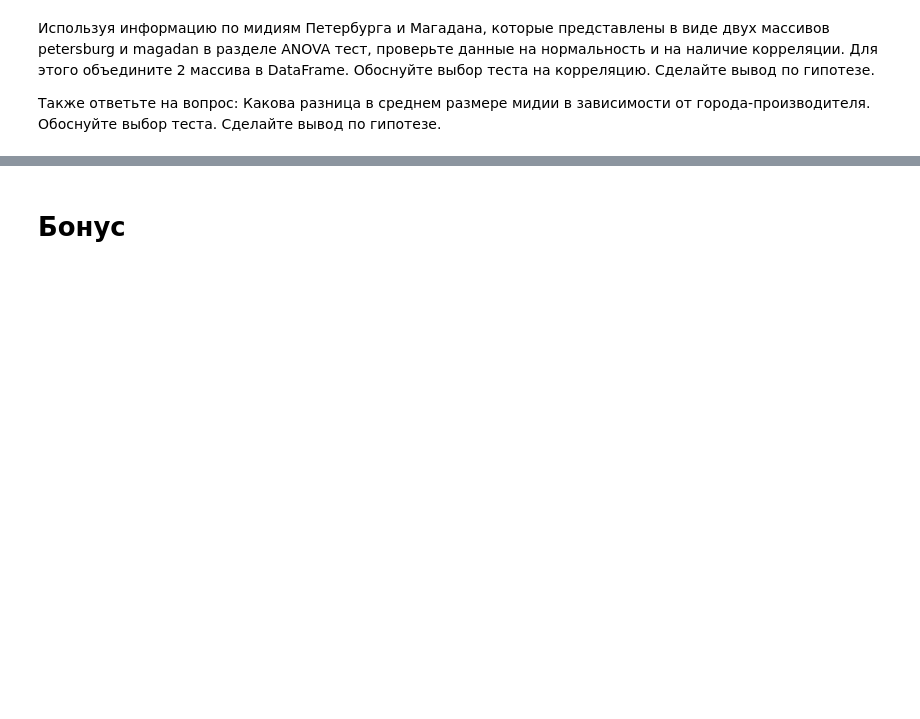
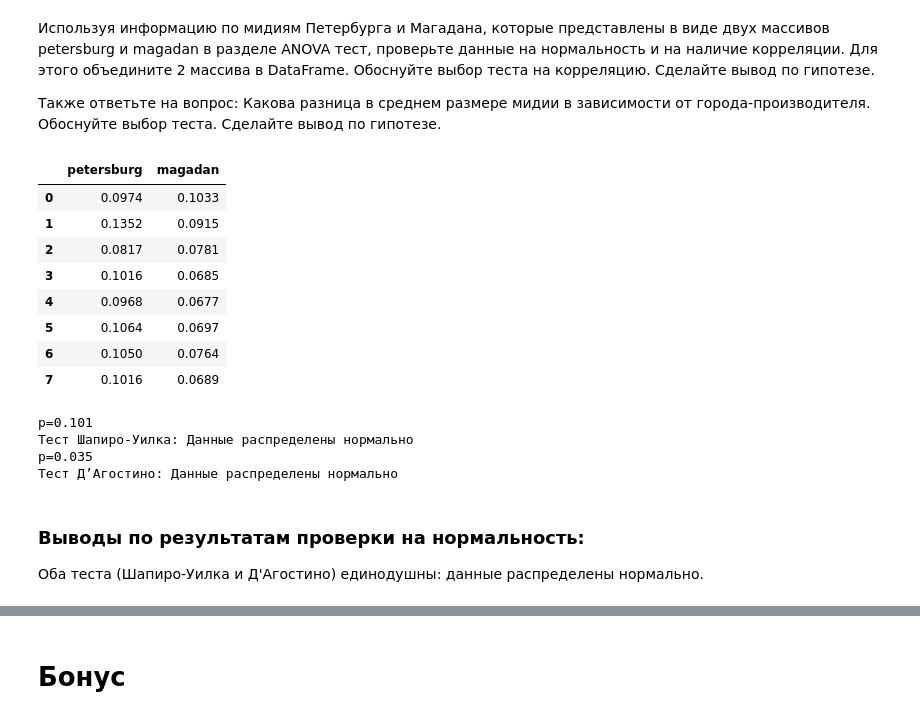
Before and after one commit to Alexx-Yu/python_classes, a Jupyter notebook: Module 26 - EDA-4/stat-tests-eda-4.ipynb, the cells around one changed output, grey strips where cells are left out. Drawn from its saved outputs; the diff is of its cells as text; code cells hidden in the pictures; blank space fills up the shorter version.

```diff
--- a/Module 26 - EDA-4/stat-tests-eda-4.ipynb
+++ b/Module 26 - EDA-4/stat-tests-eda-4.ipynb
@@ -183,3 +183,55 @@ _____
 
 Также ответьте на вопрос:
 Какова разница в среднем размере мидии в зависимости от города-производителя. Обоснуйте выбор теста. Сделайте вывод по гипотезе.
+# %%
+# объединим данные по Санкт-Петербургу и Магадану в один DataFrame
+mussels_df = pd.DataFrame(petersburg, columns = ['petersburg'])
+mussels_df = mussels_df.join(pd.DataFrame(magadan, columns = ['magadan']), how = 'outer')
+
+# заполним пропуски медианным значением
+mussels_df['petersburg'] = mussels_df['petersburg'].fillna(mussels_df['petersburg'].median())
+
+# проверим получившийся DataFrame
+mussels_df
+# %% [output]
+|  | petersburg | magadan |
+| 0 | 0.0974 | 0.1033 |
+| 1 | 0.1352 | 0.0915 |
+| 2 | 0.0817 | 0.0781 |
+| 3 | 0.1016 | 0.0685 |
+| 4 | 0.0968 | 0.0677 |
+| 5 | 0.1064 | 0.0697 |
+| 6 | 0.1050 | 0.0764 |
+| 7 | 0.1016 | 0.0689 |
+# %%
+# Проверка на нормальность (нормальное распределение)
+
+from scipy.stats import shapiro
+from scipy.stats import normaltest
+
+# гипотезы
+H0 = 'Данные распределены нормально'
+Ha = 'Данные не распределены нормально (мы отвергаем H0)'
+
+# уровень значимости
+alpha = 0.05
+
+# Тест Шапиро-Уилка
+_, p = shapiro(mussels_df)
+print('p=%.3f' % p)
+if p > alpha: print('Тест Шапиро-Уилка:',H0)
+else: print('Тест Шапиро-Уилка:',Ha)
+
+# Тест Д’Агостино
+_, p = normaltest(mussels_df)
+print('p=%.3f' % p[0])
+if p[0] > alpha/2: print('Тест Д’Агостино:', H0)
+else: print('Тест Д’Агостино:', Ha)
+# %% [output]
+p=0.101
+Тест Шапиро-Уилка: Данные распределены нормально
+p=0.035
+Тест Д’Агостино: Данные распределены нормально
+# %% [markdown]
+### Выводы по результатам проверки на нормальность:
+Оба теста (Шапиро-Уилка и Д'Агостино) единодушны: данные распределены нормально.
```
Also changed, not shown: parts of 14 cells of this notebook, 1 other file.
